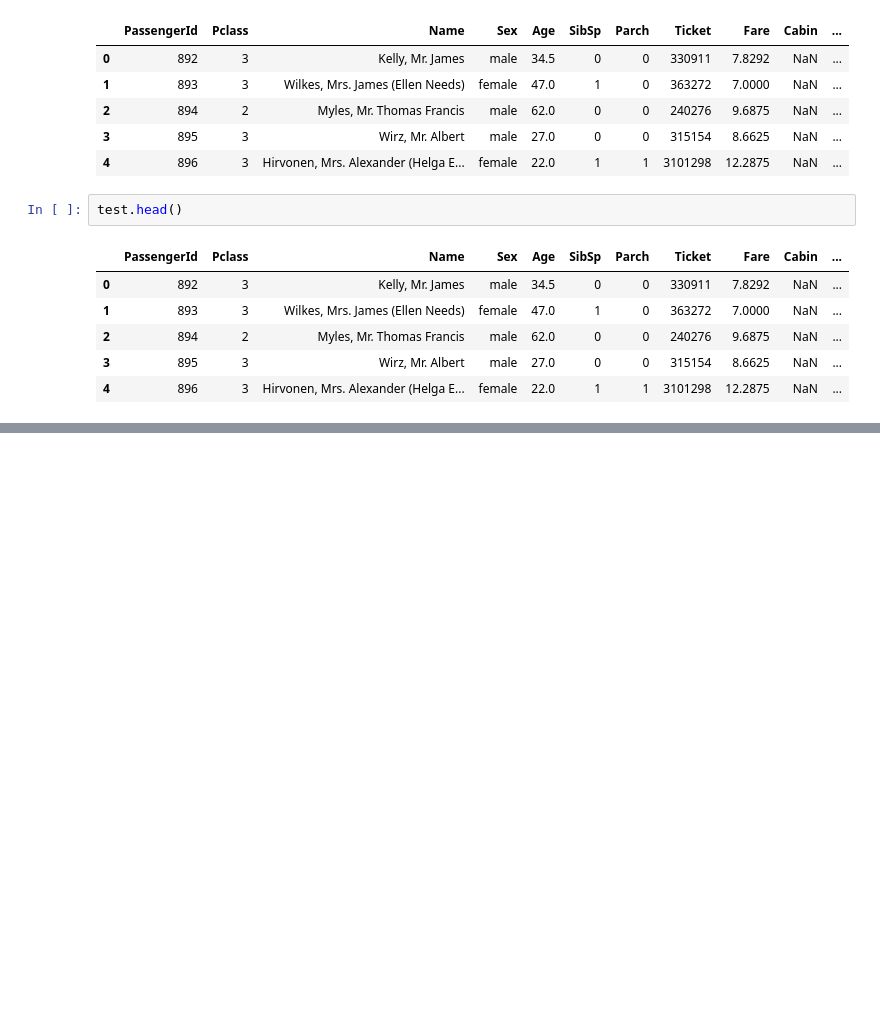
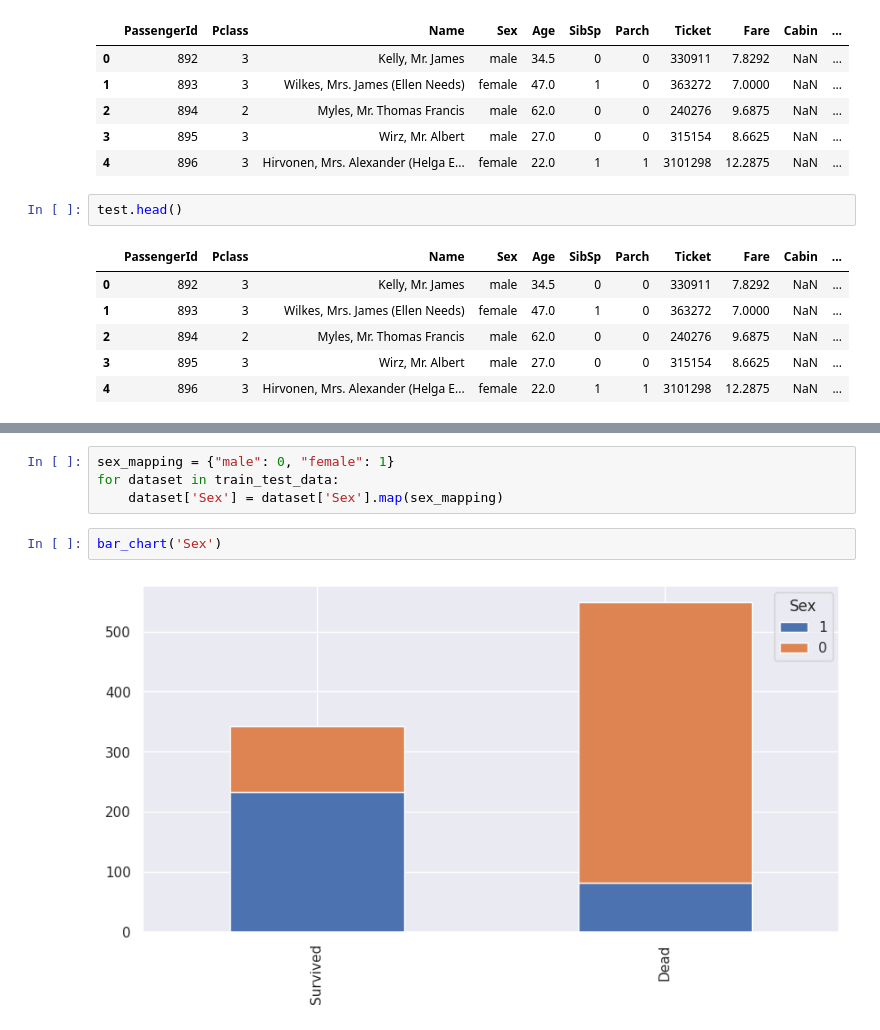
Before and after one commit to MasomehBazdar/MasomehBazdar-Titanic---Machine-Learning-from-Disaster, a Jupyter notebook: Titanic Survival Analysis.ipynb, the cells around one changed output, grey strips where cells are left out. Drawn from its saved outputs; the diff is of its cells as text; blank space fills up the shorter version.

```diff
--- a/Titanic Survival Analysis.ipynb
+++ b/Titanic Survival Analysis.ipynb
@@ -392,0 +418,8 @@ test.head()
+# %%
+sex_mapping = {"male": 0, "female": 1}
+for dataset in train_test_data:
+    dataset['Sex'] = dataset['Sex'].map(sex_mapping)
+# %%
+bar_chart('Sex')
+# %% [output]
+[figure, added]
```
Also changed, not shown: parts of 12 cells of this notebook.
